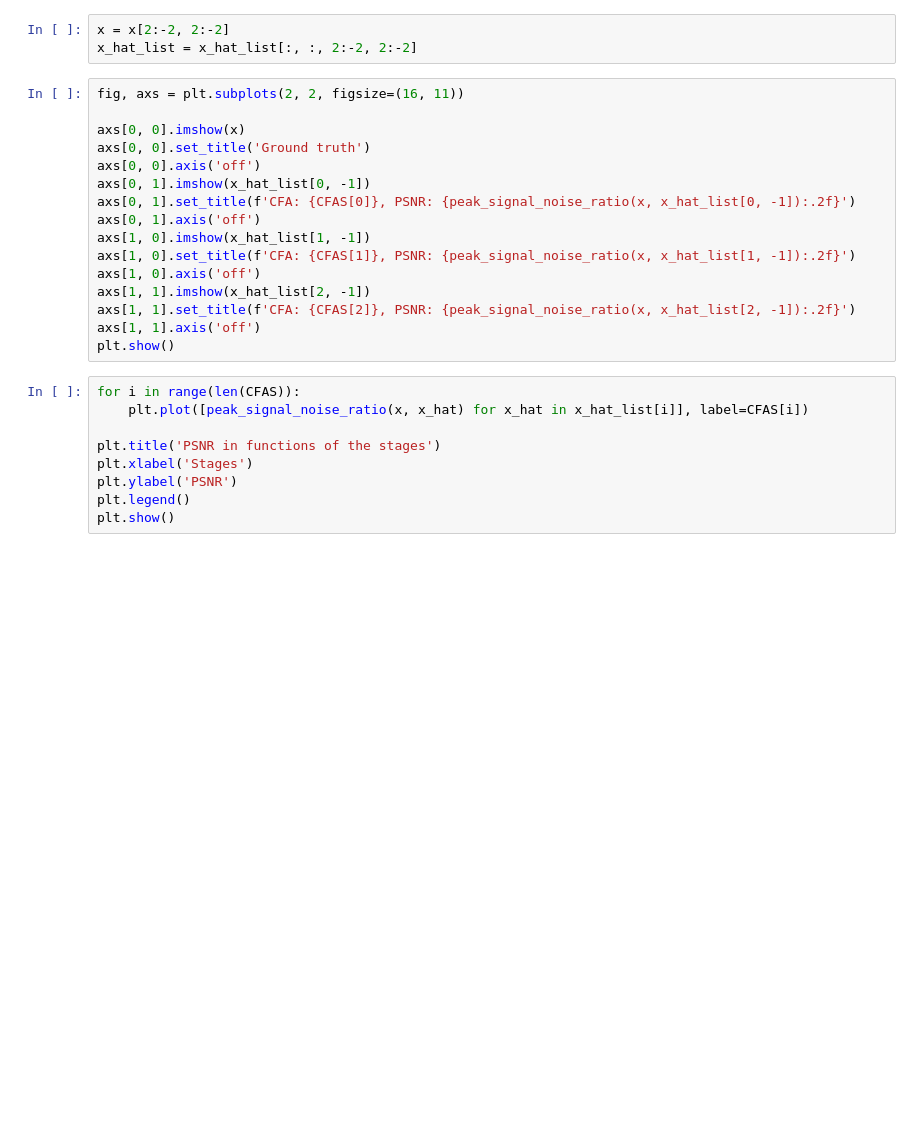
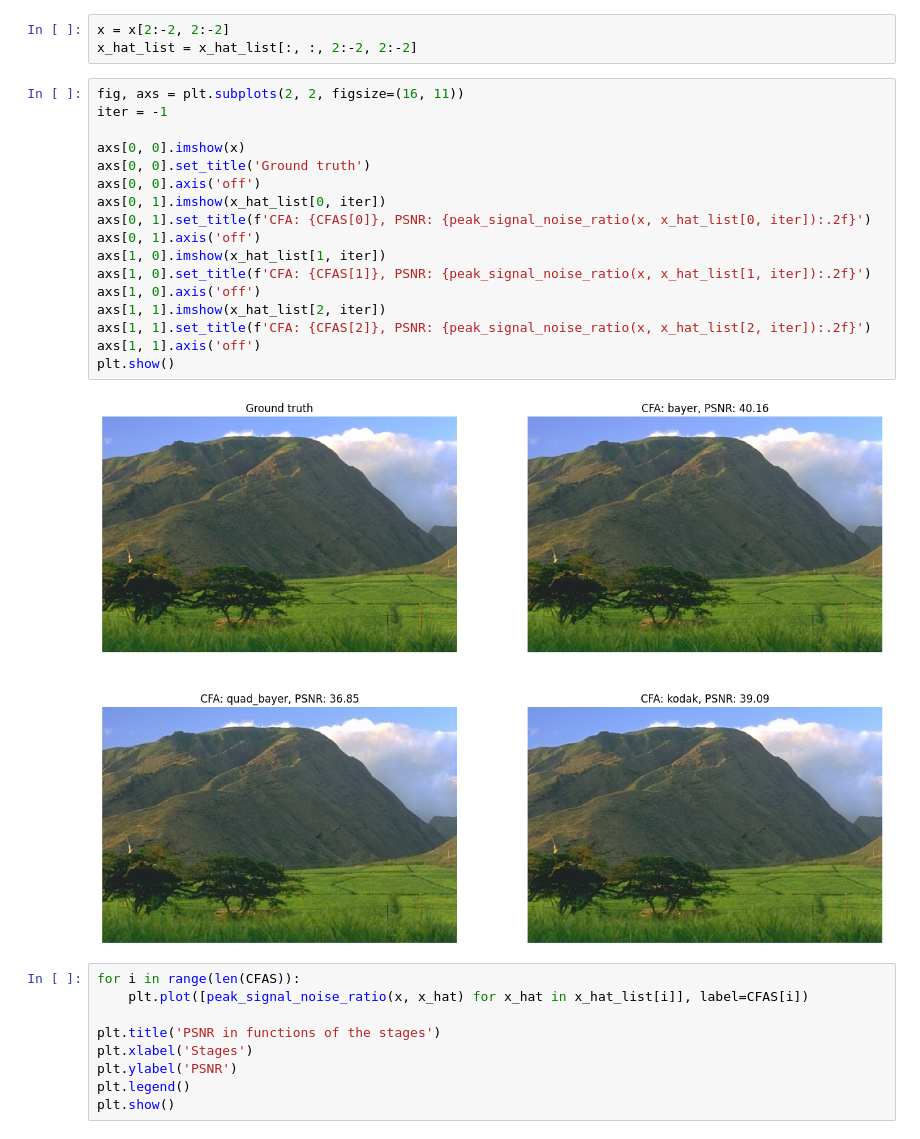
Before and after one commit to mattmull42/unrolled_demosaicking, a Jupyter notebook: main.ipynb, the cells around one changed output. Drawn from its saved outputs; the diff is of its cells as text; blank space fills up the shorter version.

```diff
--- a/main.ipynb
+++ b/main.ipynb
@@ -65,20 +78,23 @@ x = x[2:-2, 2:-2]
 x_hat_list = x_hat_list[:, :, 2:-2, 2:-2]
 # %%
 fig, axs = plt.subplots(2, 2, figsize=(16, 11))
+iter = -1
 
 axs[0, 0].imshow(x)
 axs[0, 0].set_title('Ground truth')
 axs[0, 0].axis('off')
-axs[0, 1].imshow(x_hat_list[0, -1])
-axs[0, 1].set_title(f'CFA: {CFAS[0]}, PSNR: {peak_signal_noise_ratio(x, x_hat_list[0, -1]):.2f}')
+axs[0, 1].imshow(x_hat_list[0, iter])
+axs[0, 1].set_title(f'CFA: {CFAS[0]}, PSNR: {peak_signal_noise_ratio(x, x_hat_list[0, iter]):.2f}')
 axs[0, 1].axis('off')
-axs[1, 0].imshow(x_hat_list[1, -1])
-axs[1, 0].set_title(f'CFA: {CFAS[1]}, PSNR: {peak_signal_noise_ratio(x, x_hat_list[1, -1]):.2f}')
+axs[1, 0].imshow(x_hat_list[1, iter])
+axs[1, 0].set_title(f'CFA: {CFAS[1]}, PSNR: {peak_signal_noise_ratio(x, x_hat_list[1, iter]):.2f}')
 axs[1, 0].axis('off')
-axs[1, 1].imshow(x_hat_list[2, -1])
-axs[1, 1].set_title(f'CFA: {CFAS[2]}, PSNR: {peak_signal_noise_ratio(x, x_hat_list[2, -1]):.2f}')
+axs[1, 1].imshow(x_hat_list[2, iter])
+axs[1, 1].set_title(f'CFA: {CFAS[2]}, PSNR: {peak_signal_noise_ratio(x, x_hat_list[2, iter]):.2f}')
 axs[1, 1].axis('off')
 plt.show()
+# %% [output]
+[figure, added]
 # %%
 for i in range(len(CFAS)):
     plt.plot([peak_signal_noise_ratio(x, x_hat) for x_hat in x_hat_list[i]], label=CFAS[i])
```
Also changed, not shown: parts of 2 cells of this notebook.
